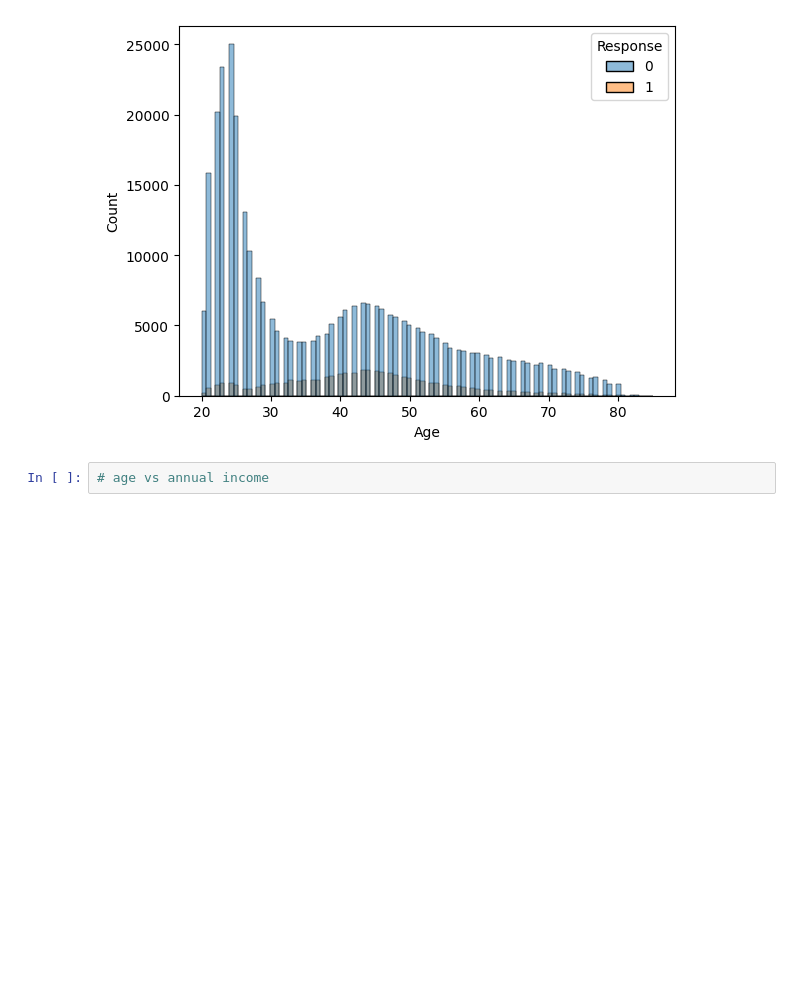
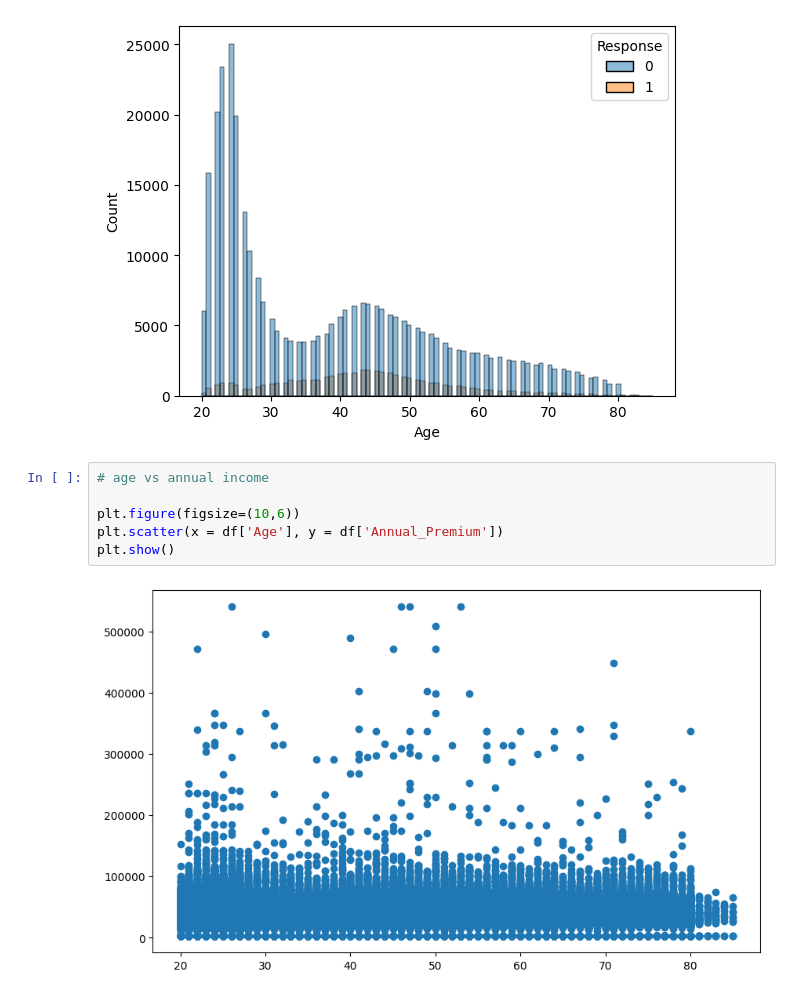
Before and after one commit to suryashekhawat52/Vehicle-Insurance-End2End, a Jupyter notebook: notebook/experiments.ipynb, the cells around one changed output. Drawn from its saved outputs; the diff is of its cells as text; blank space fills up the shorter version.

```diff
--- a/notebook/experiments.ipynb
+++ b/notebook/experiments.ipynb
@@ -94,3 +94,9 @@ sns.histplot(x= df['Age'],hue = df['Response'])
 [figure]
 # %%
 # age vs annual income
+
+plt.figure(figsize=(10,6))
+plt.scatter(x = df['Age'], y = df['Annual_Premium'])
+plt.show()
+# %% [output]
+[figure, added]
```
Also changed, not shown: parts of 53 cells of this notebook, 1 other file.
